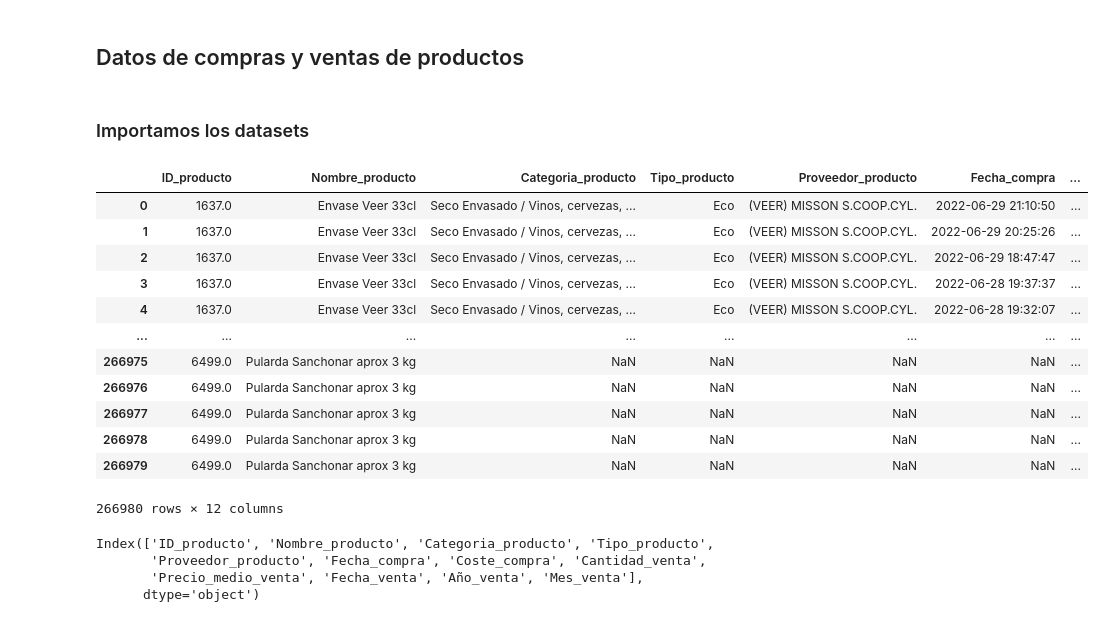
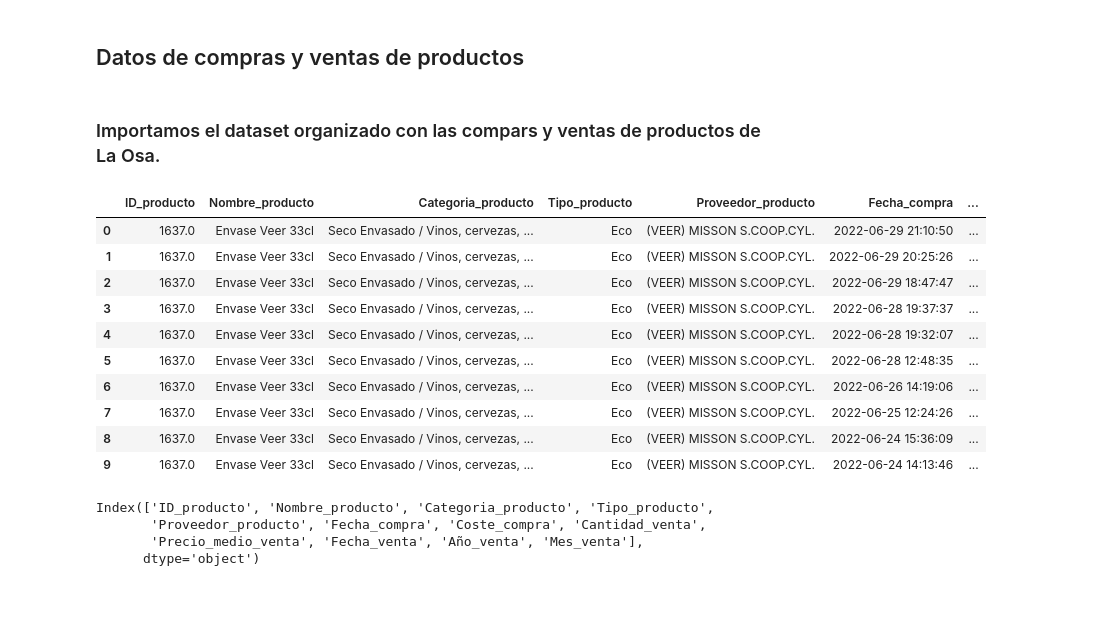
Before and after one commit to Factoria-F5-AI-Bootcamp-1-Edicion/osa_analysis, a Jupyter notebook: EDA_Compras&Ventas_LaOsa.ipynb, the cells around one changed output. Saved outputs shown, nothing was run; the diff lists cells and outputs as text; code cells hidden in the pictures.

```diff
--- a/EDA_Compras&Ventas_LaOsa.ipynb
+++ b/EDA_Compras&Ventas_LaOsa.ipynb
@@ -8,26 +8,24 @@ import matplotlib.pyplot as plt
 from datetime import datetime
 # %% [markdown]
 ## Datos de compras y ventas de productos
-# %% [markdown]
-### Importamos los datasets
+# %% [markdown]
+### Importamos el dataset organizado con las compars y ventas de productos de La Osa.
 # %%
 #Datasets de compra de productos a proveedores 2021-2022
 df= pd.read_csv("data_compra_venta_2021_2022_LaOsa.csv")
-df
+df.head(10)
 # %% [output]
 |  | ID_producto | Nombre_producto | Categoria_producto | Tipo_producto | Proveedor_producto | Fecha_compra | ... |
 | 0 | 1637.0 | Envase Veer 33cl | Seco Envasado / Vinos, cervezas, ... | Eco | (VEER) MISSON S.COOP.CYL. | 2022-06-29 21:10:50 | ... |
 | 1 | 1637.0 | Envase Veer 33cl | Seco Envasado / Vinos, cervezas, ... | Eco | (VEER) MISSON S.COOP.CYL. | 2022-06-29 20:25:26 | ... |
 | 2 | 1637.0 | Envase Veer 33cl | Seco Envasado / Vinos, cervezas, ... | Eco | (VEER) MISSON S.COOP.CYL. | 2022-06-29 18:47:47 | ... |
 | 3 | 1637.0 | Envase Veer 33cl | Seco Envasado / Vinos, cervezas, ... | Eco | (VEER) MISSON S.COOP.CYL. | 2022-06-28 19:37:37 | ... |
 | 4 | 1637.0 | Envase Veer 33cl | Seco Envasado / Vinos, cervezas, ... | Eco | (VEER) MISSON S.COOP.CYL. | 2022-06-28 19:32:07 | ... |
-| ... | ... | ... | ... | ... | ... | ... | ... |
-| 266975 | 6499.0 | Pularda Sanchonar aprox 3 kg | NaN | NaN | NaN | NaN | ... |
-| 266976 | 6499.0 | Pularda Sanchonar aprox 3 kg | NaN | NaN | NaN | NaN | ... |
-| 266977 | 6499.0 | Pularda Sanchonar aprox 3 kg | NaN | NaN | NaN | NaN | ... |
-| 266978 | 6499.0 | Pularda Sanchonar aprox 3 kg | NaN | NaN | NaN | NaN | ... |
-| 266979 | 6499.0 | Pularda Sanchonar aprox 3 kg | NaN | NaN | NaN | NaN | ... |
+| 5 | 1637.0 | Envase Veer 33cl | Seco Envasado / Vinos, cervezas, ... | Eco | (VEER) MISSON S.COOP.CYL. | 2022-06-28 12:48:35 | ... |
+| 6 | 1637.0 | Envase Veer 33cl | Seco Envasado / Vinos, cervezas, ... | Eco | (VEER) MISSON S.COOP.CYL. | 2022-06-26 14:19:06 | ... |
+| 7 | 1637.0 | Envase Veer 33cl | Seco Envasado / Vinos, cervezas, ... | Eco | (VEER) MISSON S.COOP.CYL. | 2022-06-25 12:24:26 | ... |
+| 8 | 1637.0 | Envase Veer 33cl | Seco Envasado / Vinos, cervezas, ... | Eco | (VEER) MISSON S.COOP.CYL. | 2022-06-24 15:36:09 | ... |
+| 9 | 1637.0 | Envase Veer 33cl | Seco Envasado / Vinos, cervezas, ... | Eco | (VEER) MISSON S.COOP.CYL. | 2022-06-24 14:13:46 | ... |
-266980 rows × 12 columns
 # %%
 df.columns
 # %% [output]
```
Also changed, not shown: parts of 55 cells of this notebook.
